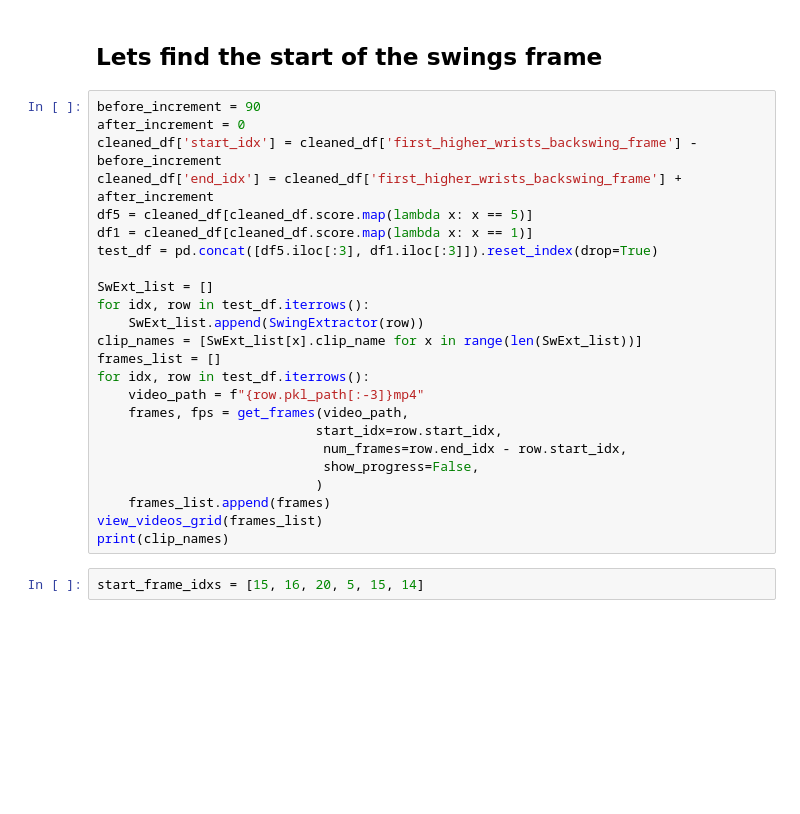
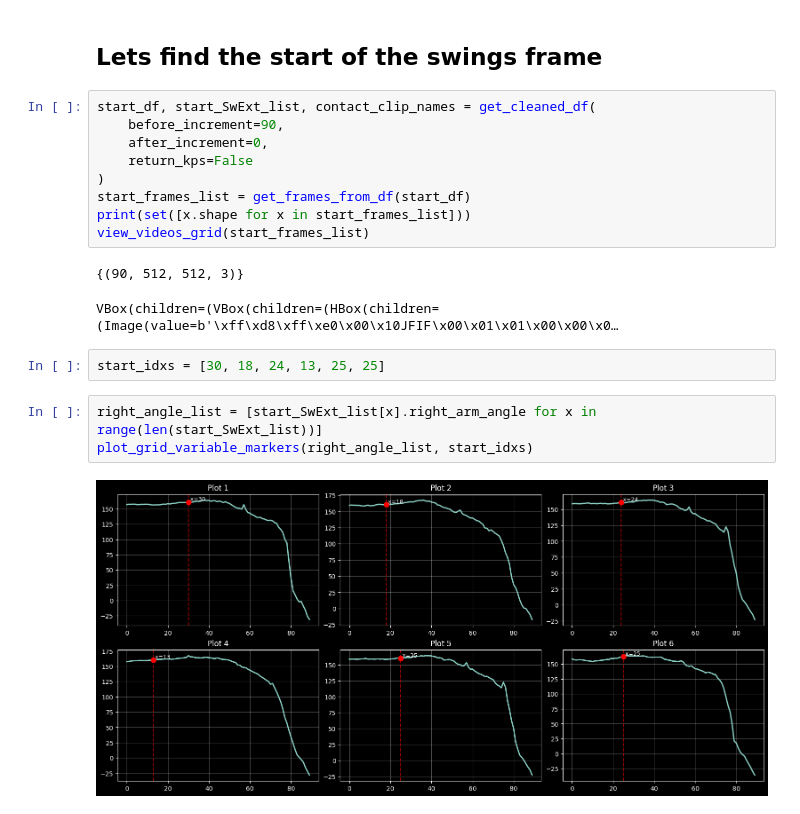
Before and after one commit to azaidi06/eagle-swing, a Jupyter notebook: posts/find_landmarks/index.ipynb, the cells around one changed output. Drawn from its saved outputs; the diff is of its cells as text; blank space fills up the shorter version.

```diff
--- a/posts/find_landmarks/index.ipynb
+++ b/posts/find_landmarks/index.ipynb
@@ -282,29 +292,22 @@ VBox(children=(VBox(children=(HBox(children=(Image(value=b'\xff\xd8\xff\xe0\x00\
 # %% [markdown]
 ## Lets find the start of the swings frame
 # %%
-before_increment = 90
-after_increment = 0
-cleaned_df['start_idx'] = cleaned_df['first_higher_wrists_backswing_frame'] - before_increment
-cleaned_df['end_idx'] = cleaned_df['first_higher_wrists_backswing_frame'] + after_increment
-df5 = cleaned_df[cleaned_df.score.map(lambda x: x == 5)]
-df1 = cleaned_df[cleaned_df.score.map(lambda x: x == 1)]
-test_df = pd.concat([df5.iloc[:3], df1.iloc[:3]]).reset_index(drop=True)
-
-SwExt_list = []
-for idx, row in test_df.iterrows():
-    SwExt_list.append(SwingExtractor(row))
-clip_names = [SwExt_list[x].clip_name for x in range(len(SwExt_list))]
-frames_list = []
-for idx, row in test_df.iterrows():
-    video_path = f"{row.pkl_path[:-3]}mp4"
-    frames, fps = get_frames(video_path,
-                            start_idx=row.start_idx,
-                             num_frames=row.end_idx - row.start_idx,
-                             show_progress=False,
-                            )
-    frames_list.append(frames)
-view_videos_grid(frames_list)
-print(clip_names)
+start_df, start_SwExt_list, contact_clip_names = get_cleaned_df(
+    before_increment=90,
+    after_increment=0,
+    return_kps=False
+)
+start_frames_list = get_frames_from_df(start_df)
+print(set([x.shape for x in start_frames_list]))
+view_videos_grid(start_frames_list)
+# %% [output]
+{(90, 512, 512, 3)}
+VBox(children=(VBox(children=(HBox(children=(Image(value=b'\xff\xd8\xff\xe0\x00\x10JFIF\x00\x01\x01\x00\x00\x0…
-# %%
-start_frame_idxs = [15, 16, 20, 5, 15, 14]
+# %%
+start_idxs = [30, 18, 24, 13, 25, 25]
+# %%
+right_angle_list = [start_SwExt_list[x].right_arm_angle for x in range(len(start_SwExt_list))]
+plot_grid_variable_markers(right_angle_list, start_idxs)
+# %% [output]
+[figure, added]
 # %%
```
Also changed, not shown: parts of 41 cells of this notebook, 7 other files.
